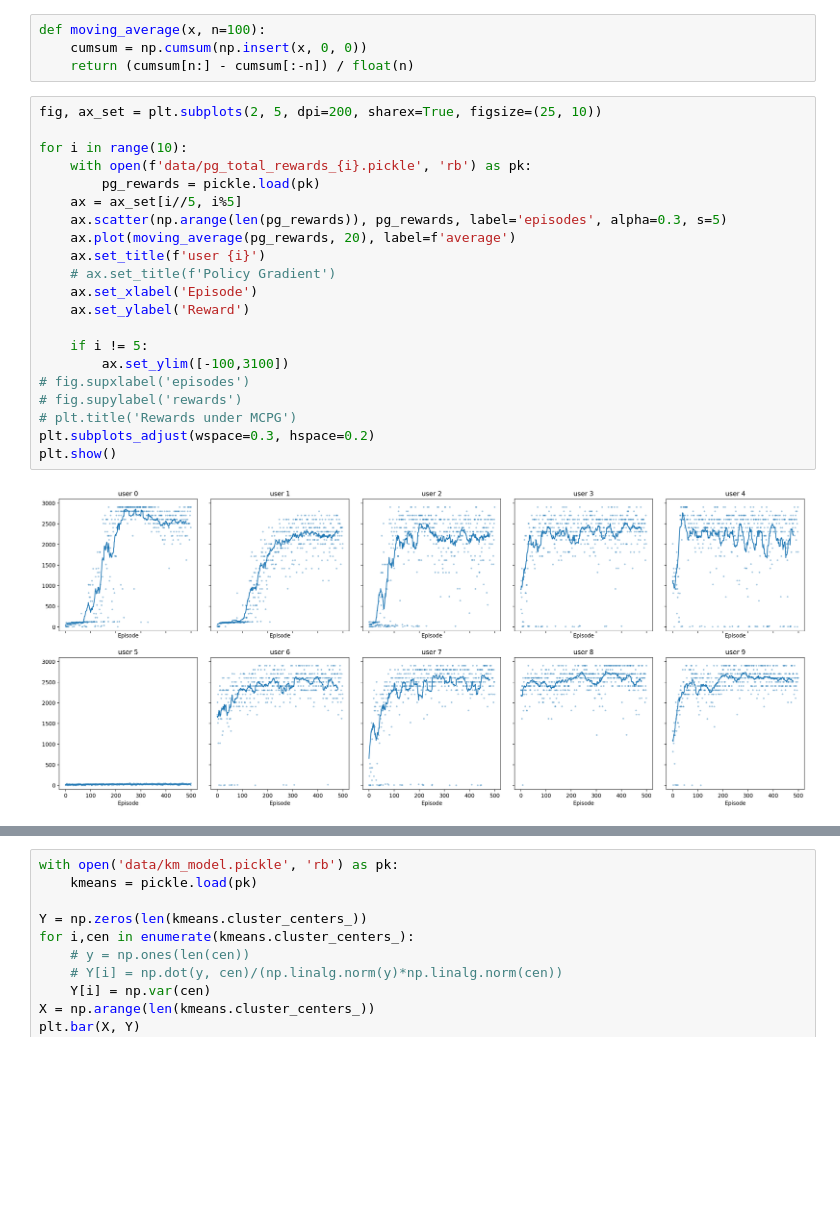
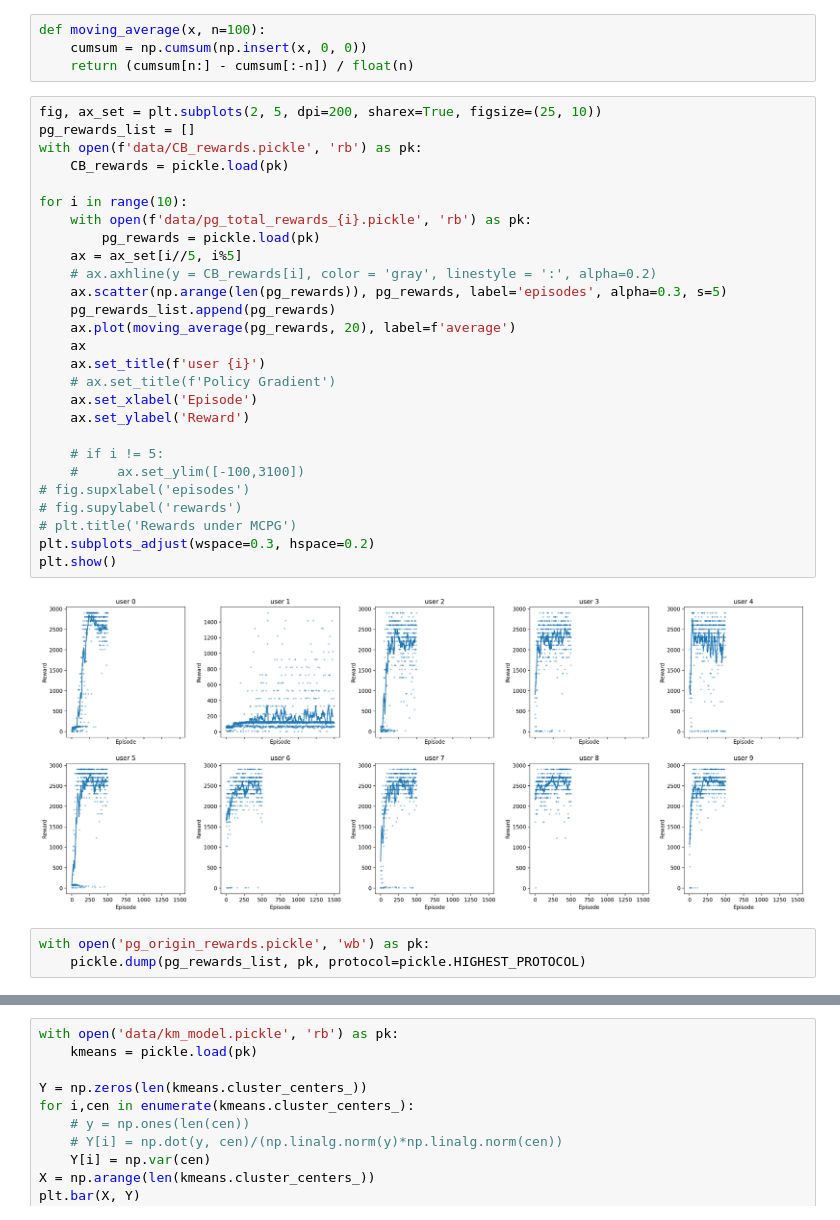
Before and after one commit to momodupi/Steammendation, a Jupyter notebook: plot.ipynb, the cells around one changed output, grey strips where cells are left out. Cells and saved outputs as stored; diff of their text form; blank space fills up the shorter version.

```diff
--- a/plot.ipynb
+++ b/plot.ipynb
@@ -9,24 +9,33 @@ def moving_average(x, n=100):
     return (cumsum[n:] - cumsum[:-n]) / float(n)
 # %%
 fig, ax_set = plt.subplots(2, 5, dpi=200, sharex=True, figsize=(25, 10))
+pg_rewards_list = []
+with open(f'data/CB_rewards.pickle', 'rb') as pk:
+    CB_rewards = pickle.load(pk)
 
 for i in range(10):
     with open(f'data/pg_total_rewards_{i}.pickle', 'rb') as pk:
         pg_rewards = pickle.load(pk)
     ax = ax_set[i//5, i%5]
+    # ax.axhline(y = CB_rewards[i], color = 'gray', linestyle = ':', alpha=0.2)
     ax.scatter(np.arange(len(pg_rewards)), pg_rewards, label='episodes', alpha=0.3, s=5)
+    pg_rewards_list.append(pg_rewards)
     ax.plot(moving_average(pg_rewards, 20), label=f'average')
+    ax
     ax.set_title(f'user {i}')
     # ax.set_title(f'Policy Gradient')
     ax.set_xlabel('Episode')
     ax.set_ylabel('Reward')
 
-    if i != 5:
-        ax.set_ylim([-100,3100])
+    # if i != 5:
+    #     ax.set_ylim([-100,3100])
 # fig.supxlabel('episodes')
 # fig.supylabel('rewards')
 # plt.title('Rewards under MCPG')
 plt.subplots_adjust(wspace=0.3, hspace=0.2)
 plt.show()
 # %% [output]
-[figure, old version]
+[figure, new version]
+# %%
+with open('pg_origin_rewards.pickle', 'wb') as pk:
+    pickle.dump(pg_rewards_list, pk, protocol=pickle.HIGHEST_PROTOCOL)
```
Also changed, not shown: parts of 1 cell of this notebook, 4 other files.
